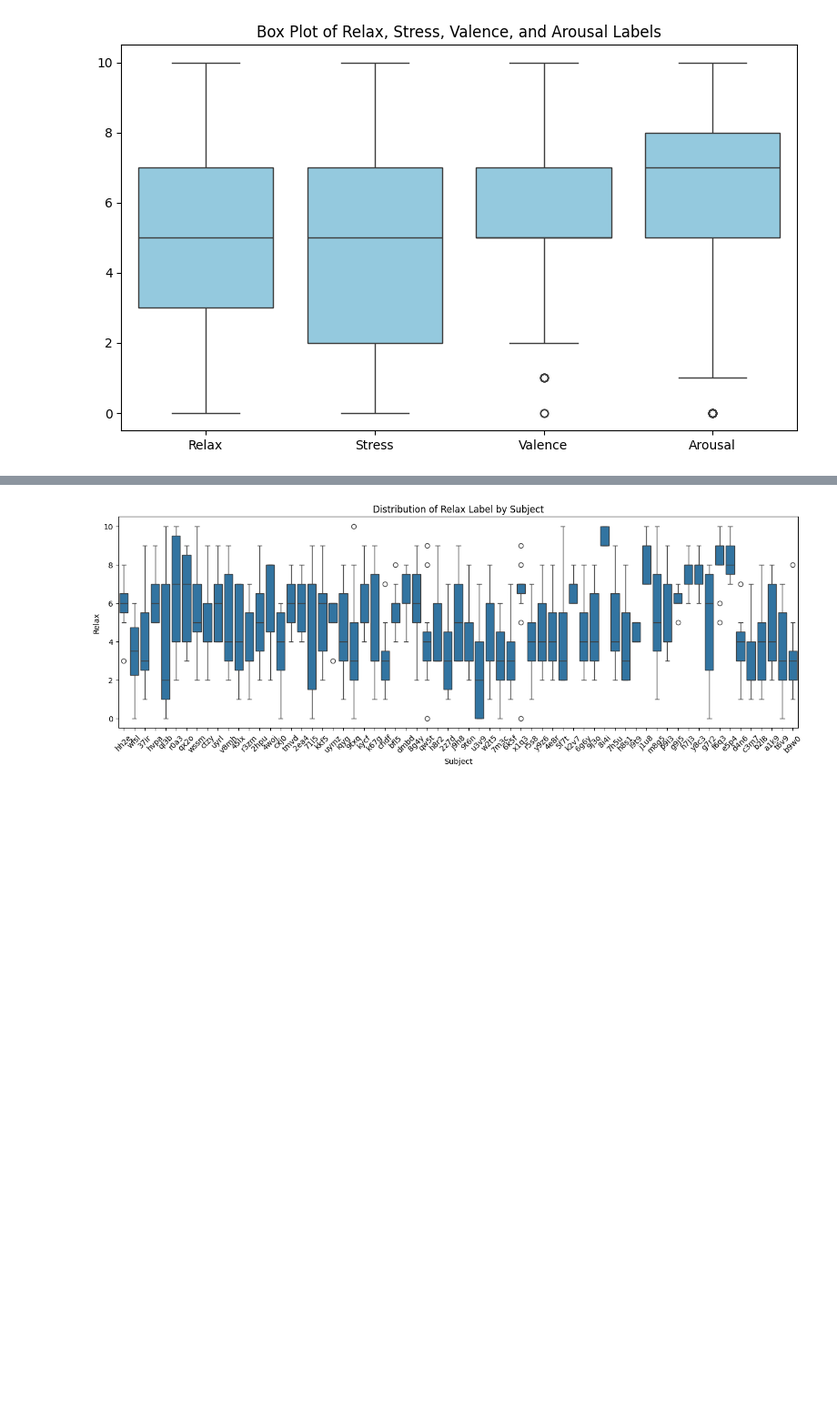
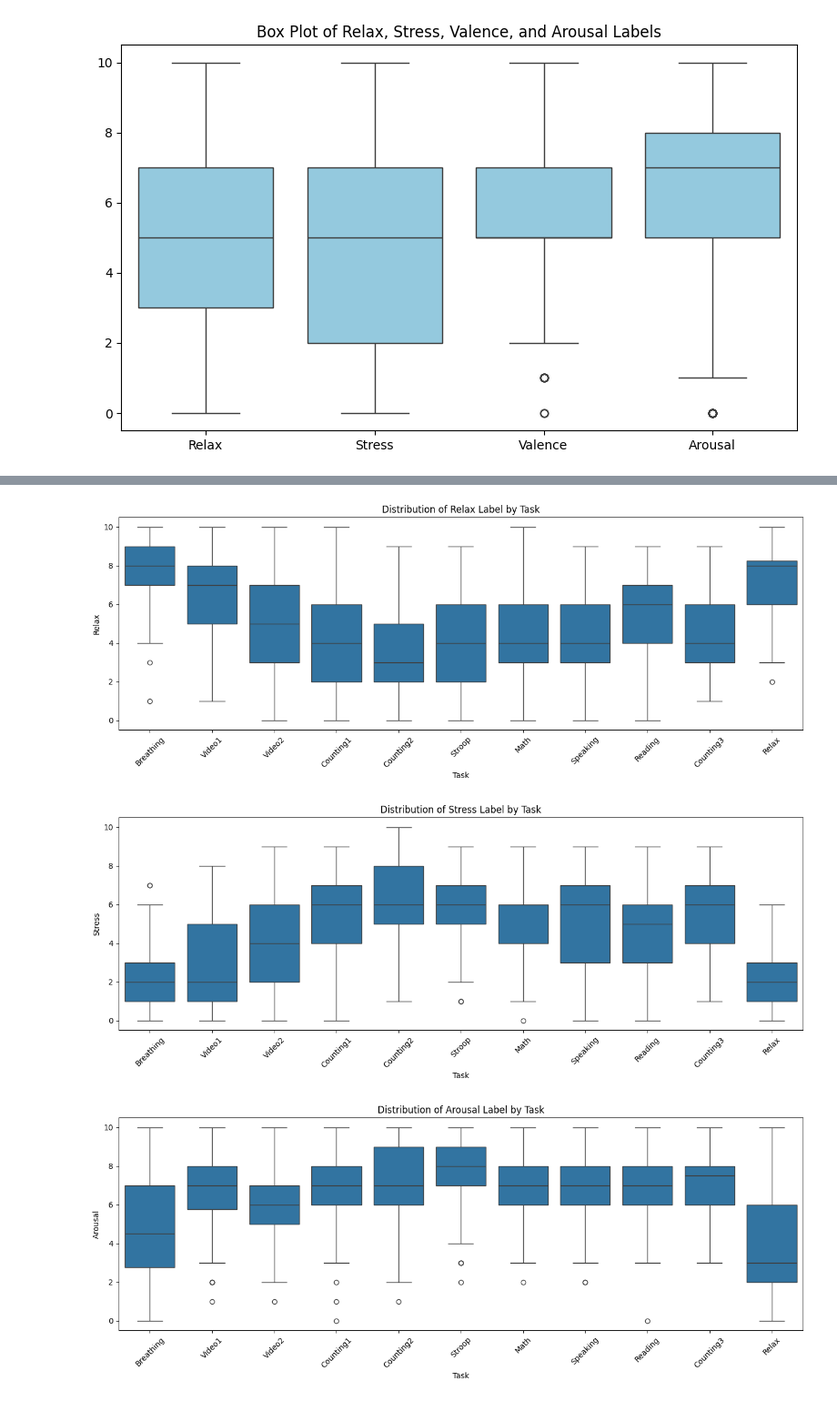
Before and after one commit to raz0208/Stress-Detection-by-Multimodal-Dataset, a Jupyter notebook: eda.ipynb, the cells around one changed output, grey strips where cells are left out. Shown at 91% size. Cells and saved outputs as stored; diff of their text form; code cells hidden in the pictures; blank space fills up the shorter version.

```diff
--- a/eda.ipynb
+++ b/eda.ipynb
@@ -179,10 +218,30 @@ plt.show()
 # %%
-# Visualize the distribution of grouped by subjects across all tasks and assessment
-labels['Subject'] = labels.index.str.split('_').str[0]
+# Visualize the distribution of grouped by subjects across each tasks and assessment
+self_assessment_t['Task'] = self_assessment_t.index.str.split('_').str[1]
 plt.figure(figsize=(16, 5))
-sns.boxplot(x='Subject', y='Relax', data=labels)
-plt.title('Distribution of Relax Label by Subject')
+sns.boxplot(x='Task', y='Relax', data=self_assessment_t)
+plt.title('Distribution of Relax Label by Task')
 plt.xticks(rotation=45)
 plt.show()
+
+plt.figure(figsize=(16, 5))
+sns.boxplot(x='Task', y='Stress', data=self_assessment_t)
+plt.title('Distribution of Stress Label by Task')
+plt.xticks(rotation=45)
+plt.show()
+
+plt.figure(figsize=(16, 5))
+sns.boxplot(x='Task', y='Arousal', data=self_assessment_t)
+plt.title('Distribution of Arousal Label by Task')
+plt.xticks(rotation=45)
+plt.show()
+
+plt.figure(figsize=(16, 5))
+sns.boxplot(x='Task', y='Valence', data=self_assessment_t)
+plt.title('Distribution of Valence Label by Task')
+plt.xticks(rotation=45)
+plt.show()
 # %% [output]
-[figure, old version]
+[figure, new version]
+[figure, added]
+[figure, added]
```
Also changed, not shown: parts of 11 cells of this notebook, 2 other files.
